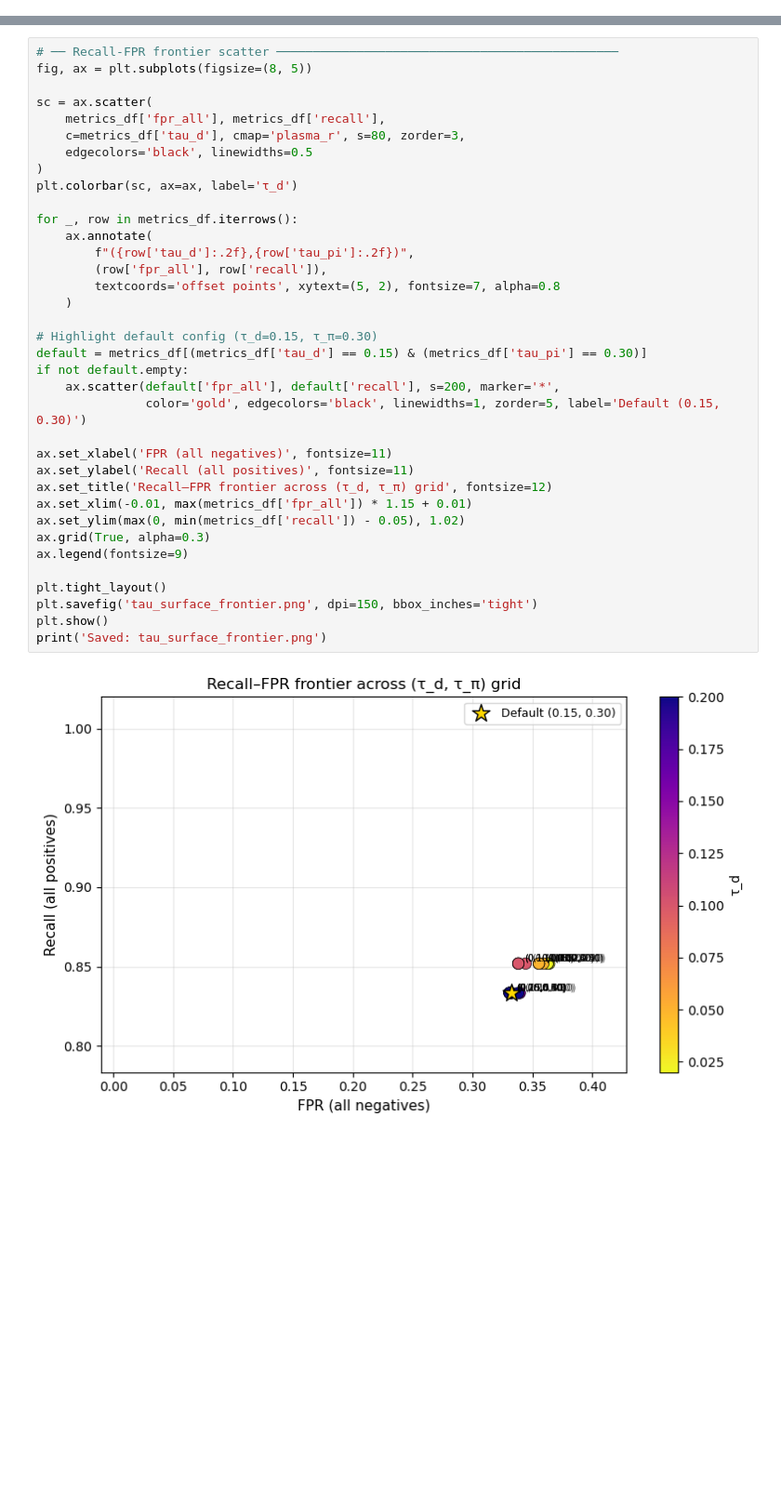
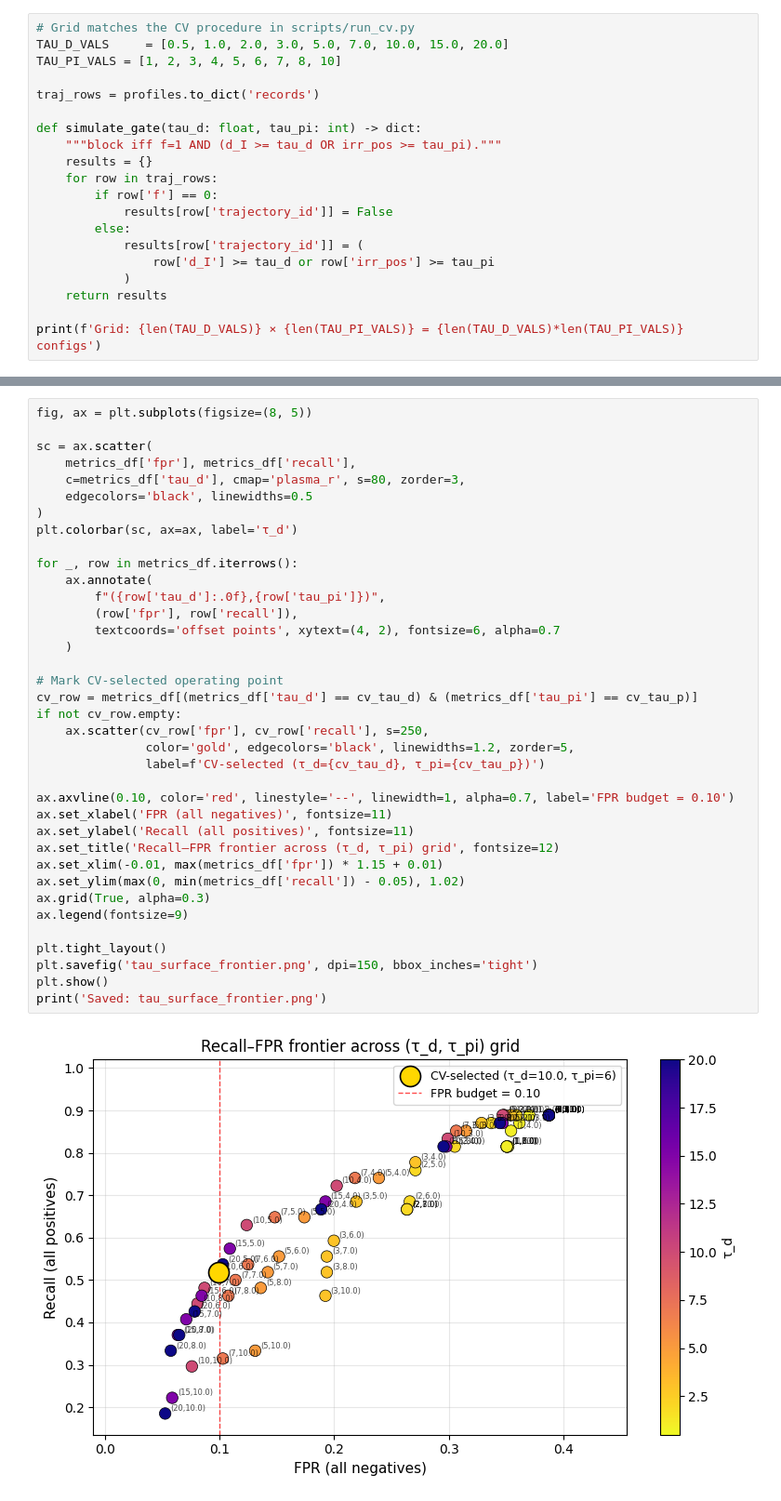
Before and after one commit to sneha-shres/Irreversibilitygating, a Jupyter notebook: notebooks/tau_surface.ipynb, the cells around one changed output, grey strips where cells are left out. Shown at 93% size. Saved outputs shown, nothing was run; the diff lists cells and outputs as text; blank space fills up the shorter version.

```diff
--- a/notebooks/tau_surface.ipynb
+++ b/notebooks/tau_surface.ipynb
@@ -90,0 +63,20 @@ Grid: 5 × 4 = 20 configs
+# %%
+# Grid matches the CV procedure in scripts/run_cv.py
+TAU_D_VALS     = [0.5, 1.0, 2.0, 3.0, 5.0, 7.0, 10.0, 15.0, 20.0]
+TAU_PI_VALS = [1, 2, 3, 4, 5, 6, 7, 8, 10]
+
+traj_rows = profiles.to_dict('records')
+
+def simulate_gate(tau_d: float, tau_pi: int) -> dict:
+    """block iff f=1 AND (d_I >= tau_d OR irr_pos >= tau_pi)."""
+    results = {}
+    for row in traj_rows:
+        if row['f'] == 0:
+            results[row['trajectory_id']] = False
+        else:
+            results[row['trajectory_id']] = (
+                row['d_I'] >= tau_d or row['irr_pos'] >= tau_pi
+            )
+    return results
+
+print(f'Grid: {len(TAU_D_VALS)} × {len(TAU_PI_VALS)} = {len(TAU_D_VALS)*len(TAU_PI_VALS)} configs')
@@ -195,41 +191,42 @@ print('Saved: tau_surface_heatmaps.png')
 Saved: tau_surface_heatmaps.png
 # %%
-# ── Recall-FPR frontier scatter ───────────────────────────────────────────────
 fig, ax = plt.subplots(figsize=(8, 5))
 
 sc = ax.scatter(
-    metrics_df['fpr_all'], metrics_df['recall'],
+    metrics_df['fpr'], metrics_df['recall'],
     c=metrics_df['tau_d'], cmap='plasma_r', s=80, zorder=3,
     edgecolors='black', linewidths=0.5
 )
 plt.colorbar(sc, ax=ax, label='τ_d')
 
 for _, row in metrics_df.iterrows():
     ax.annotate(
-        f"({row['tau_d']:.2f},{row['tau_pi']:.2f})",
-        (row['fpr_all'], row['recall']),
-        textcoords='offset points', xytext=(5, 2), fontsize=7, alpha=0.8
+        f"({row['tau_d']:.0f},{row['tau_pi']})",
+        (row['fpr'], row['recall']),
+        textcoords='offset points', xytext=(4, 2), fontsize=6, alpha=0.7
     )
 
-# Highlight default config (τ_d=0.15, τ_π=0.30)
-default = metrics_df[(metrics_df['tau_d'] == 0.15) & (metrics_df['tau_pi'] == 0.30)]
-if not default.empty:
-    ax.scatter(default['fpr_all'], default['recall'], s=200, marker='*',
-               color='gold', edgecolors='black', linewidths=1, zorder=5, label='Default (0.15, 0.30)')
+# Mark CV-selected operating point
+cv_row = metrics_df[(metrics_df['tau_d'] == cv_tau_d) & (metrics_df['tau_pi'] == cv_tau_p)]
+if not cv_row.empty:
+    ax.scatter(cv_row['fpr'], cv_row['recall'], s=250,
+               color='gold', edgecolors='black', linewidths=1.2, zorder=5,
+               label=f'CV-selected (τ_d={cv_tau_d}, τ_pi={cv_tau_p})')
 
+ax.axvline(0.10, color='red', linestyle='--', linewidth=1, alpha=0.7, label='FPR budget = 0.10')
 ax.set_xlabel('FPR (all negatives)', fontsize=11)
 ax.set_ylabel('Recall (all positives)', fontsize=11)
-ax.set_title('Recall–FPR frontier across (τ_d, τ_π) grid', fontsize=12)
-ax.set_xlim(-0.01, max(metrics_df['fpr_all']) * 1.15 + 0.01)
+ax.set_title('Recall–FPR frontier across (τ_d, τ_pi) grid', fontsize=12)
+ax.set_xlim(-0.01, max(metrics_df['fpr']) * 1.15 + 0.01)
 ax.set_ylim(max(0, min(metrics_df['recall']) - 0.05), 1.02)
 ax.grid(True, alpha=0.3)
 ax.legend(fontsize=9)
 
 plt.tight_layout()
 plt.savefig('tau_surface_frontier.png', dpi=150, bbox_inches='tight')
 plt.show()
 print('Saved: tau_surface_frontier.png')
 # %% [output]
-[figure, old version]
+[figure, new version]
 Saved: tau_surface_frontier.png
 # %%
```
Also changed, not shown: parts of 15 cells of this notebook, 42 other files.
